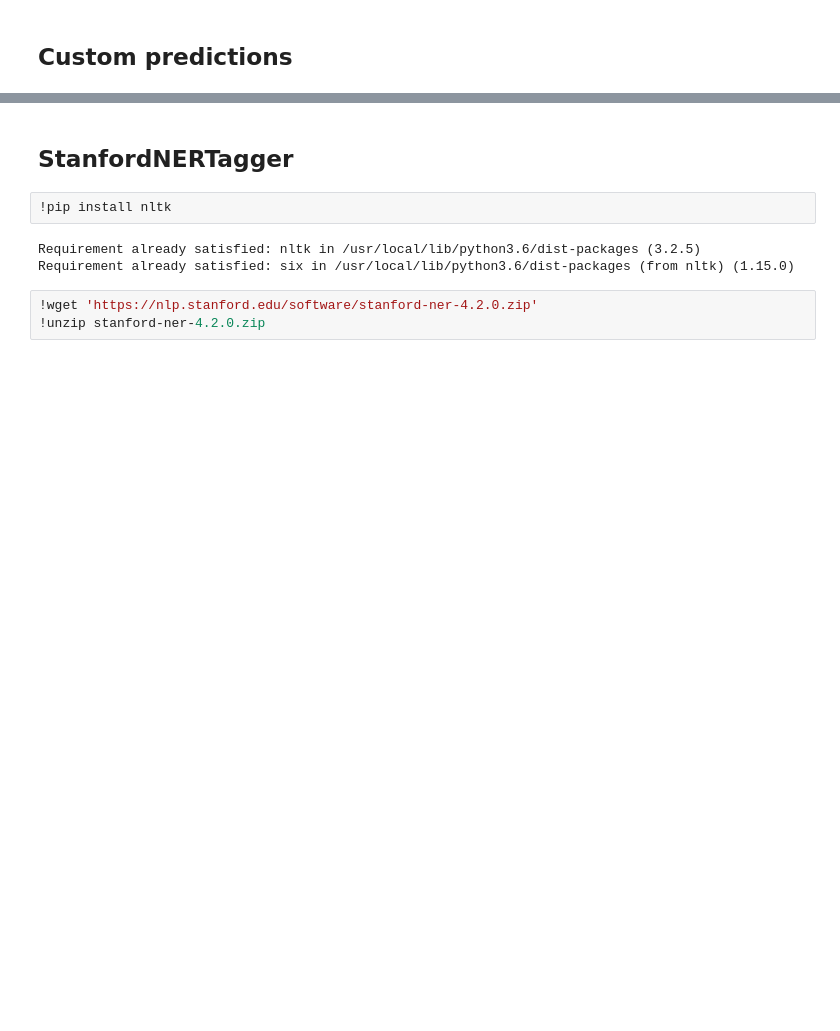
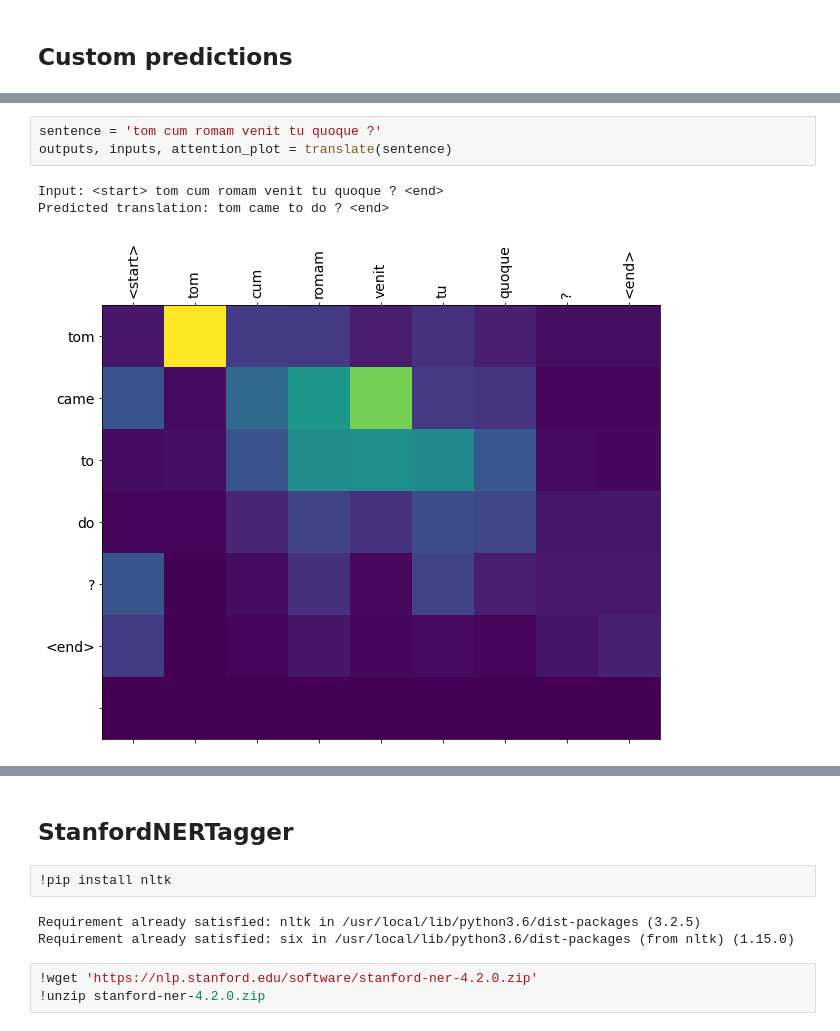
Before and after one commit to alehb80/nmt_ner, a Jupyter notebook: nmt_ner.ipynb, the cells around one changed output, grey strips where cells are left out. Saved outputs shown, nothing was run; the diff lists cells and outputs as text; blank space fills up the shorter version.

```diff
--- a/nmt.ipynb
+++ b/nmt_ner.ipynb
@@ -871,3 +850,10 @@ translation_prediction(translation_weights)
+# %%
+sentence = 'tom cum romam venit tu quoque ?'
+outputs, inputs, attention_plot = translate(sentence)
+# %% [output]
+Input: <start> tom cum romam venit tu quoque ? <end>
+Predicted translation: tom came to do ? <end>
+[figure, added]
 # %%
 sentence = 'et factus est sermo domini ad me dicens'
 translation, inputs, attention_plot = translate(sentence)
```
Also changed, not shown: parts of 24 cells of this notebook.
